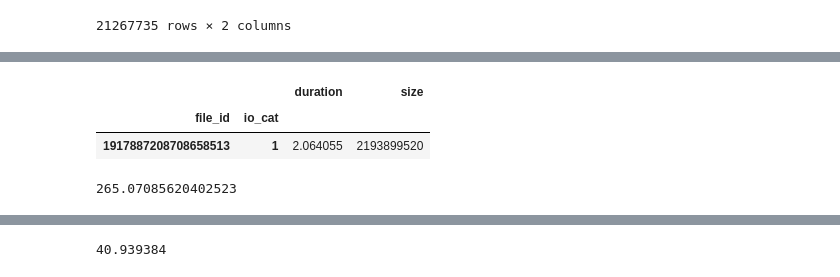
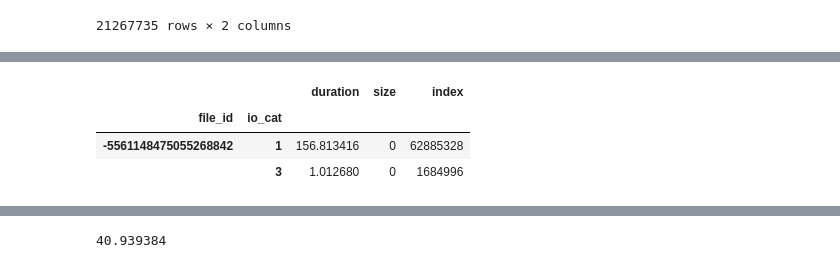
Before and after one commit to izzet/wisio, a Jupyter notebook: notebooks/genome-dask-array.ipynb, the cells around one changed output, grey strips where cells are left out. Drawn from its saved outputs; the diff is of its cells as text; code cells hidden in the pictures.

```diff
--- a/notebooks/genome-dask-array.ipynb
+++ b/notebooks/genome-dask-array.ipynb
@@ -382,12 +664,19 @@ Wall time: 9.19 s
 21267735 rows × 2 columns
 # %%
 %%time
-file_ddf0 = file_ddf.loc[1917887208708658513] \
+# file_ddf0 = file_ddf.loc[-5561148475055268842] \
+#     .groupby([file_ddf.index.name, 'proc_id', 'io_cat']) \
+#     .agg({'duration': sum, 'size': sum, 'index': 'count'}) \
+#     .compute() \
+#     .groupby([file_ddf.index.name, 'io_cat']) \
+#     .agg({'duration': max, 'size': sum, 'index': 'sum'})
+
+file_ddf0 = file_ddf.loc[-5561148475055268843:-5561148475055268842] \
     .groupby([file_ddf.index.name, 'proc_id', 'io_cat']) \
-    .agg({'duration': sum, 'size': sum}) \
+    .agg({'duration': sum, 'size': sum, 'index': 'count'}) \
     .compute() \
     .groupby([file_ddf.index.name, 'io_cat']) \
-    .agg({'duration': max, 'size': sum})
+    .agg({'duration': max, 'size': sum, 'index': 'sum'})
 
 file_ddf0
 # %% [output]
@@ -396,7 +685,4 @@ Wall time: 316 ms
-|  |  | duration | size |
-| file_id | io_cat |  |  |
-| 1917887208708658513 | 1 | 2.064055 | 2193899520 |
+|  |  | duration | size | index |
+| file_id | io_cat |  |  |  |
+| -5561148475055268842 | 1 | 156.813416 | 0 | 62885328 |
+|  | 3 | 1.012680 | 0 | 1684996 |
-# %%
-581538824192 / 2193899520
-# %% [output]
-265.07085620402523
```
Also changed, not shown: parts of 52 cells of this notebook.
